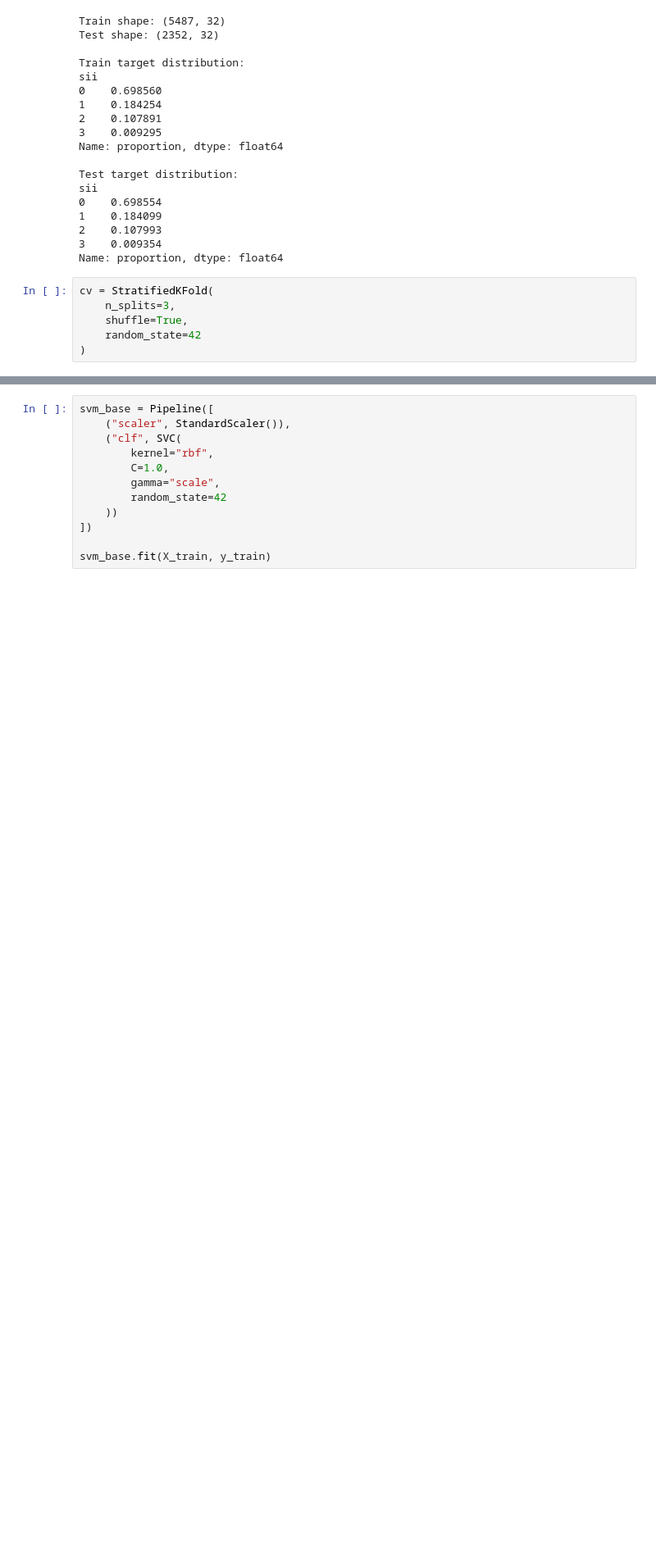
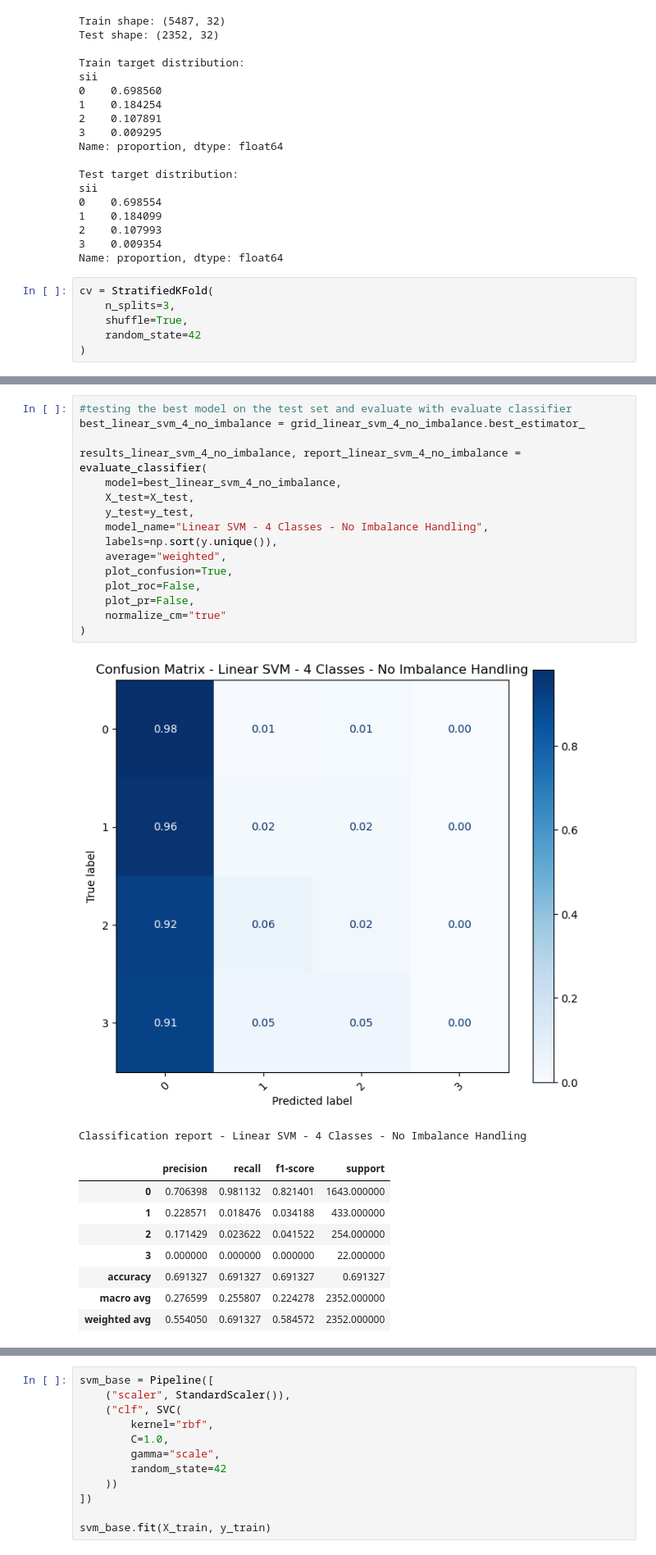
Before and after one commit to lorenzobuccolini03/Data-Mining---Advanced-Topics, a Jupyter notebook: Advanced Classification/SVM_lin_nonlin.ipynb, the cells around one changed output, grey strips where cells are left out. Shown at 82% size. Cells and saved outputs as stored; diff of their text form; blank space fills up the shorter version.

```diff
--- a/Advanced Classification/SVM_lin_nonlin.ipynb
+++ b/Advanced Classification/SVM_lin_nonlin.ipynb
@@ -85,0 +122,27 @@ cv = StratifiedKFold(
+# %%
+#testing the best model on the test set and evaluate with evaluate classifier
+best_linear_svm_4_no_imbalance = grid_linear_svm_4_no_imbalance.best_estimator_
+
+results_linear_svm_4_no_imbalance, report_linear_svm_4_no_imbalance = evaluate_classifier(
+    model=best_linear_svm_4_no_imbalance,
+    X_test=X_test,
+    y_test=y_test,
+    model_name="Linear SVM - 4 Classes - No Imbalance Handling",
+    labels=np.sort(y.unique()),
+    average="weighted",
+    plot_confusion=True,
+    plot_roc=False,
+    plot_pr=False,
+    normalize_cm="true"
+)
+# %% [output]
+[figure, added]
+Classification report - Linear SVM - 4 Classes - No Imbalance Handling
+|  | precision | recall | f1-score | support |
+| 0 | 0.706398 | 0.981132 | 0.821401 | 1643.000000 |
+| 1 | 0.228571 | 0.018476 | 0.034188 | 433.000000 |
+| 2 | 0.171429 | 0.023622 | 0.041522 | 254.000000 |
+| 3 | 0.000000 | 0.000000 | 0.000000 | 22.000000 |
+| accuracy | 0.691327 | 0.691327 | 0.691327 | 0.691327 |
+| macro avg | 0.276599 | 0.255807 | 0.224278 | 2352.000000 |
+| weighted avg | 0.554050 | 0.691327 | 0.584572 | 2352.000000 |
```
Also changed, not shown: parts of 10 cells of this notebook, 2 other files.
